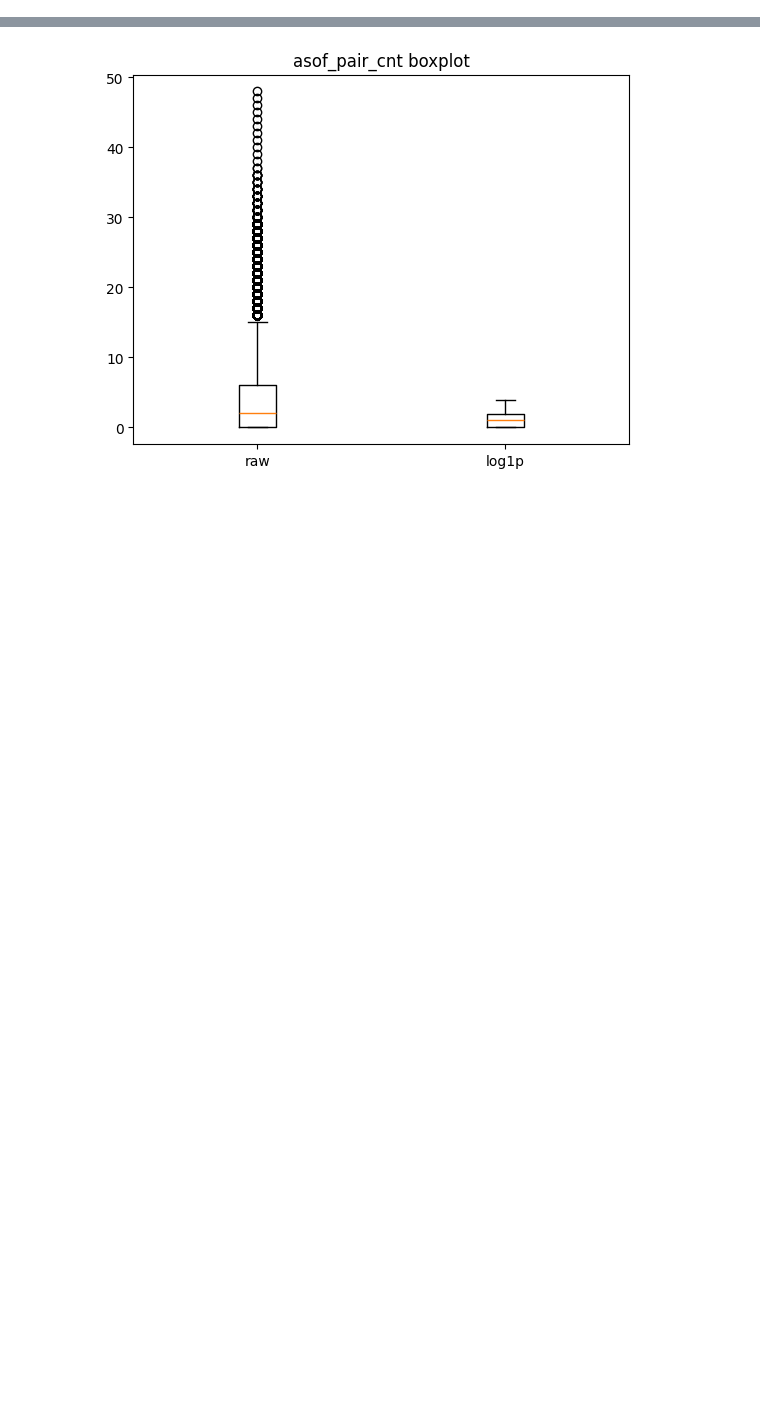
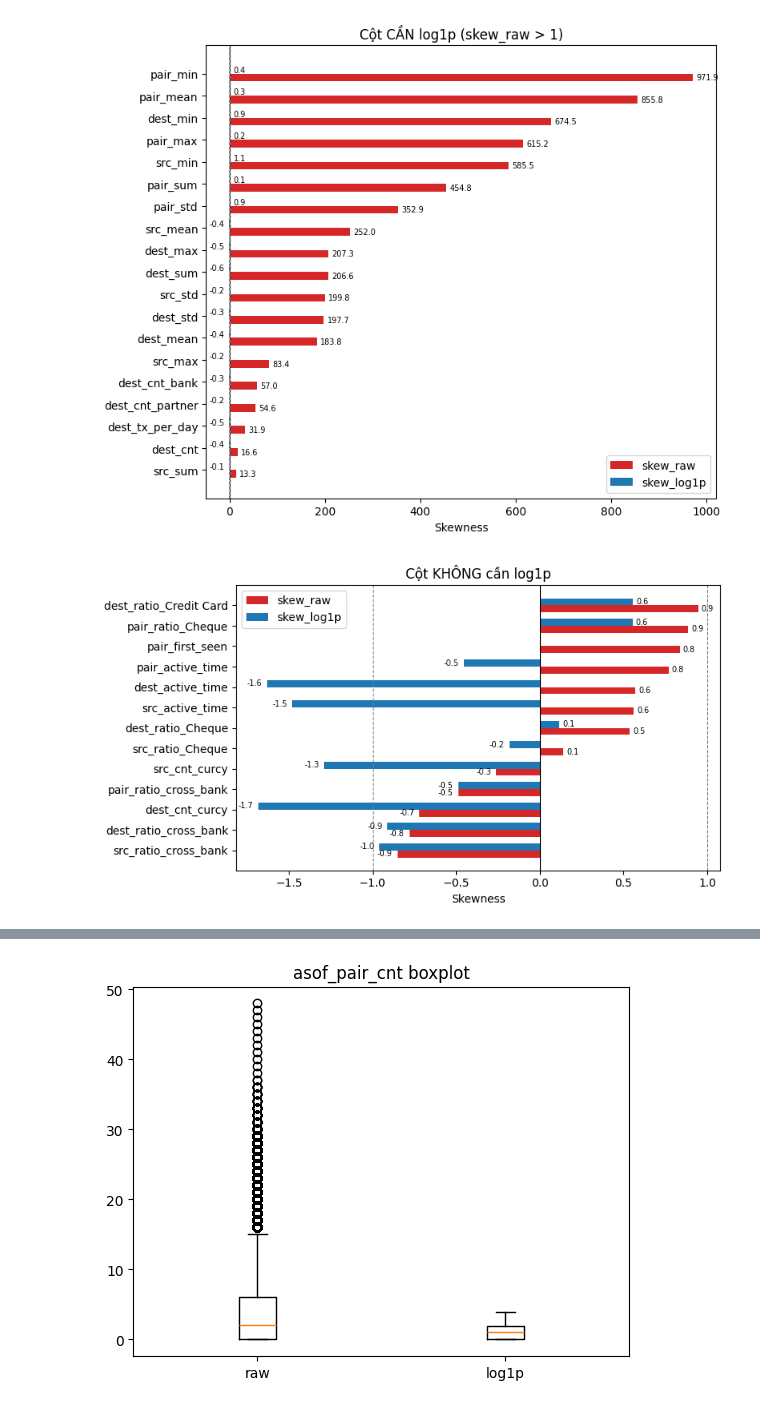
Before and after one commit to Tyler3743/fraud_detection, a Jupyter notebook: skew_node.ipynb, the cells around one changed output, grey strips where cells are left out. Saved outputs shown, nothing was run; the diff lists cells and outputs as text; code cells hidden in the pictures; blank space fills up the shorter version.

```diff
--- a/skew_node.ipynb
+++ b/skew_node.ipynb
@@ -76,3 +75,45 @@ report.round(2)
+# %%
+# Tách 2 nhóm: cột CẦN xử lý log1p (skew_raw > 1, min >= 0) vs cột KHÔNG cần
+skewed     = report[(report["skew_raw"] > 1)]
+not_skewed = report.drop(index=skewed.index)
+
+assert set(skewed.index).isdisjoint(not_skewed.index)  # đảm bảo không cột nào bị trùng ở cả 2 hình
+
+def plot_skew(df, title):
+    fig, ax = plt.subplots(figsize=(8, max(3, len(df) * 0.35)))
+    y = np.arange(len(df))
+    height = 0.35
+
+    bars_raw = ax.barh(y + height/2, df["skew_raw"], height, label="skew_raw", color="#d62728")
+    bars_log = ax.barh(y - height/2, df["skew_log1p"], height, label="skew_log1p", color="#1f77b4")
+
+    for bars in (bars_raw, bars_log):
+        for b in bars:
+            w = b.get_width()
+            ax.annotate(f"{w:.1f}",
+                        (w, b.get_y() + b.get_height() / 2),
+                        textcoords="offset points",
+                        xytext=(3 if w >= 0 else -18, 0),
+                        va="center", fontsize=7)
+
+    ax.axvline(0, color="black", linewidth=0.8)
+    ax.axvline(1, color="gray", linestyle="--", linewidth=0.8)
+    ax.axvline(-1, color="gray", linestyle="--", linewidth=0.8)
+    ax.set_yticks(y)
+    ax.set_yticklabels(df.index)
+    ax.invert_yaxis()
+    ax.set_xlabel("Skewness")
+    ax.set_title(title)
+    ax.legend()
+    plt.tight_layout()
+    plt.show()
+cut_at = skewed.index.get_loc("src_sum")
+skewed_plot = skewed.iloc[:cut_at + 1]
+plot_skew(skewed_plot, "Cột CẦN log1p (skew_raw > 1)")
+plot_skew(not_skewed, "Cột KHÔNG cần log1p")
+# %% [output]
+[figure, added]
+[figure, added]
 # %%
 # Bảng skew: thô vs sau log1p
 ratio_cols=[]
```
Also changed, not shown: parts of 6 cells of this notebook, 13 other files.
